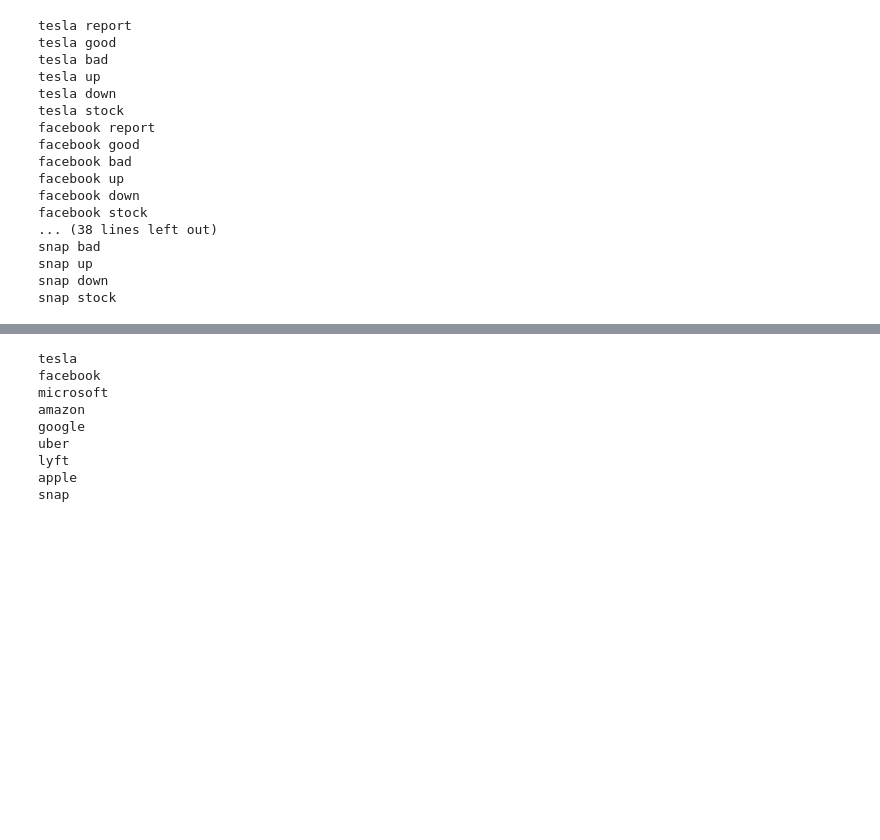
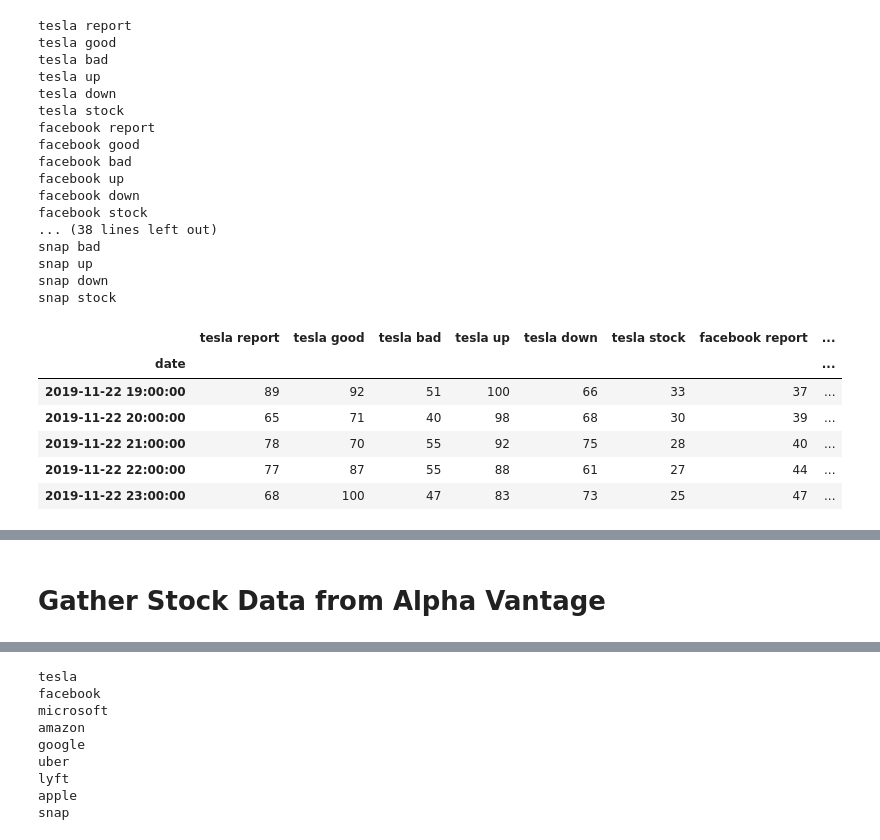
Before and after one commit to edwjchen/StockExploration, a Jupyter notebook: Cogs109Final.ipynb, the cells around one changed output, grey strips where cells are left out. Cells and saved outputs as stored; diff of their text form; code cells hidden in the pictures; blank space fills up the shorter version.

```diff
--- a/Cogs109Final.ipynb
+++ b/Cogs109Final.ipynb
@@ -86,7 +92,15 @@ snap up
 snap down
 snap stock
 # %%
-print(df.head())
-print(df.shape)
-print(df.index)
+#print(df.head())
+#print(df.shape)
+#print(df.index)
+df.tail()
 # %% [output]
+|  | tesla report | tesla good | tesla bad | tesla up | tesla down | tesla stock | facebook report | ... |
+| date |  |  |  |  |  |  |  | ... |
+| 2019-11-22 19:00:00 | 89 | 92 | 51 | 100 | 66 | 33 | 37 | ... |
+| 2019-11-22 20:00:00 | 65 | 71 | 40 | 98 | 68 | 30 | 39 | ... |
+| 2019-11-22 21:00:00 | 78 | 70 | 55 | 92 | 75 | 28 | 40 | ... |
+| 2019-11-22 22:00:00 | 77 | 87 | 55 | 88 | 61 | 27 | 44 | ... |
+| 2019-11-22 23:00:00 | 68 | 100 | 47 | 83 | 73 | 25 | 47 | ... |
@@ -134,4 +132,6 @@ date
 #         time.sleep(10)
 #         res = getWorldTradingData_Intraday1min(s)
 #     df_stocks[s] = getWorldTradingData_Intraday1min(s)
+# %% [markdown]
+# Gather Stock Data from Alpha Vantage
 # %%
```
Also changed, not shown: parts of 27 cells of this notebook, 3 other files.
